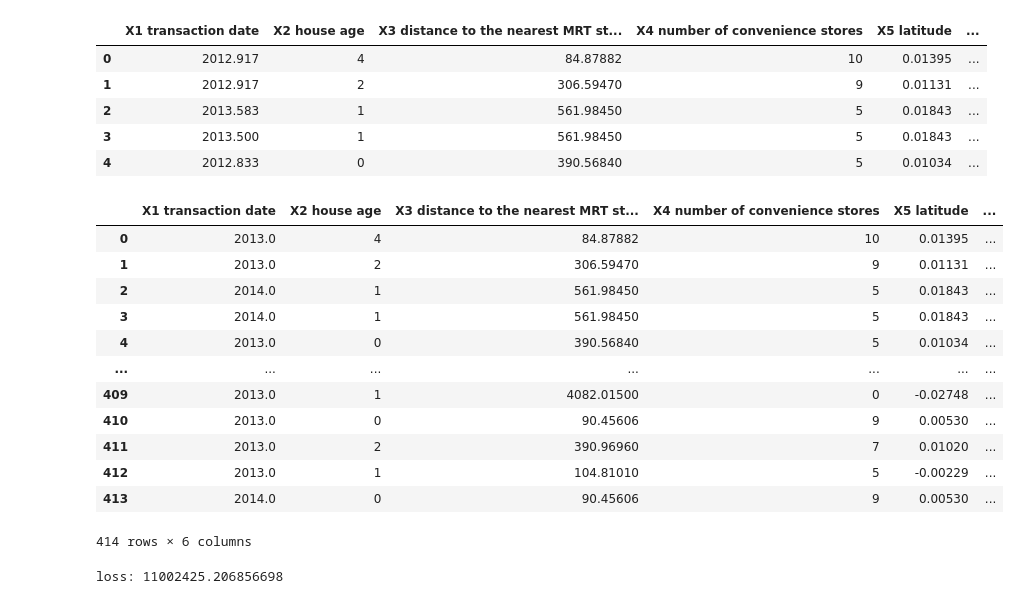
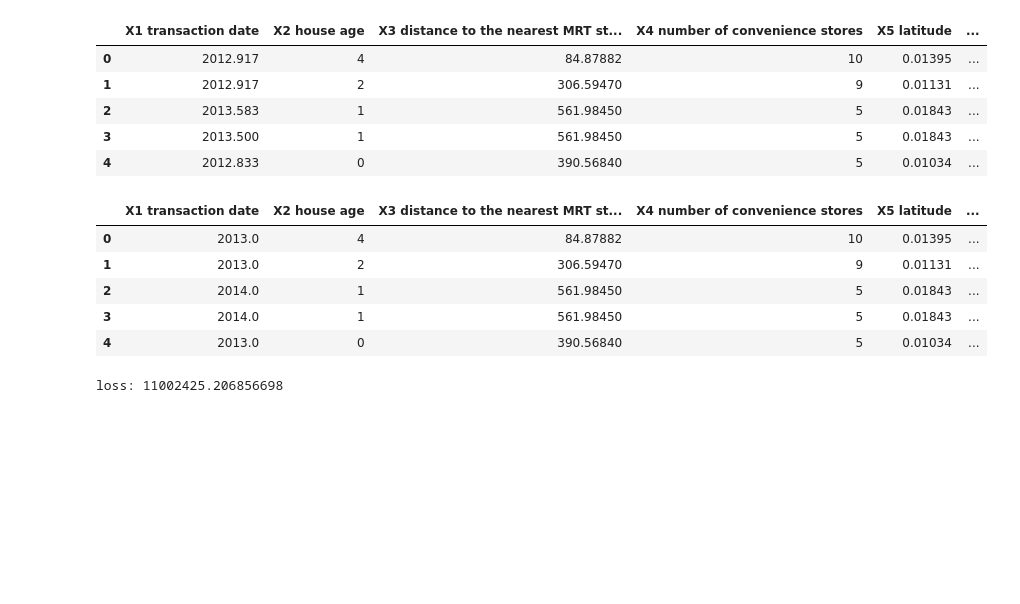
Before and after one commit to hardik-kapadia/ml-notebooks, a Jupyter notebook: 3. Linear Regression/HousePrices.ipynb, the cells around one changed output. Saved outputs shown, nothing was run; the diff lists cells and outputs as text; code cells hidden in the pictures; blank space fills up the shorter version.

```diff
--- a/3. Linear Regression/HousePrices.ipynb
+++ b/3. Linear Regression/HousePrices.ipynb
@@ -88,21 +88,14 @@ X.head()
 | 4 | 2012.833 | 0 | 390.56840 | 5 | 0.01034 | ... |
 # %%
 X['X1 transaction date'] = X['X1 transaction date'].round()
-X
+X.head()
 # %% [output]
 |  | X1 transaction date | X2 house age | X3 distance to the nearest MRT st... | X4 number of convenience stores | X5 latitude | ... |
 | 0 | 2013.0 | 4 | 84.87882 | 10 | 0.01395 | ... |
 | 1 | 2013.0 | 2 | 306.59470 | 9 | 0.01131 | ... |
 | 2 | 2014.0 | 1 | 561.98450 | 5 | 0.01843 | ... |
 | 3 | 2014.0 | 1 | 561.98450 | 5 | 0.01843 | ... |
 | 4 | 2013.0 | 0 | 390.56840 | 5 | 0.01034 | ... |
-| ... | ... | ... | ... | ... | ... | ... |
-| 409 | 2013.0 | 1 | 4082.01500 | 0 | -0.02748 | ... |
-| 410 | 2013.0 | 0 | 90.45606 | 9 | 0.00530 | ... |
-| 411 | 2013.0 | 2 | 390.96960 | 7 | 0.01020 | ... |
-| 412 | 2013.0 | 1 | 104.81010 | 5 | -0.00229 | ... |
-| 413 | 2014.0 | 0 | 90.45606 | 9 | 0.00530 | ... |
-414 rows × 6 columns
 # %%
 # df["X3 distance to the nearest MRT station"] = np.log(df["X3 distance to the nearest MRT station"])
 # df.head()
```
Also changed, not shown: 1 other file.
